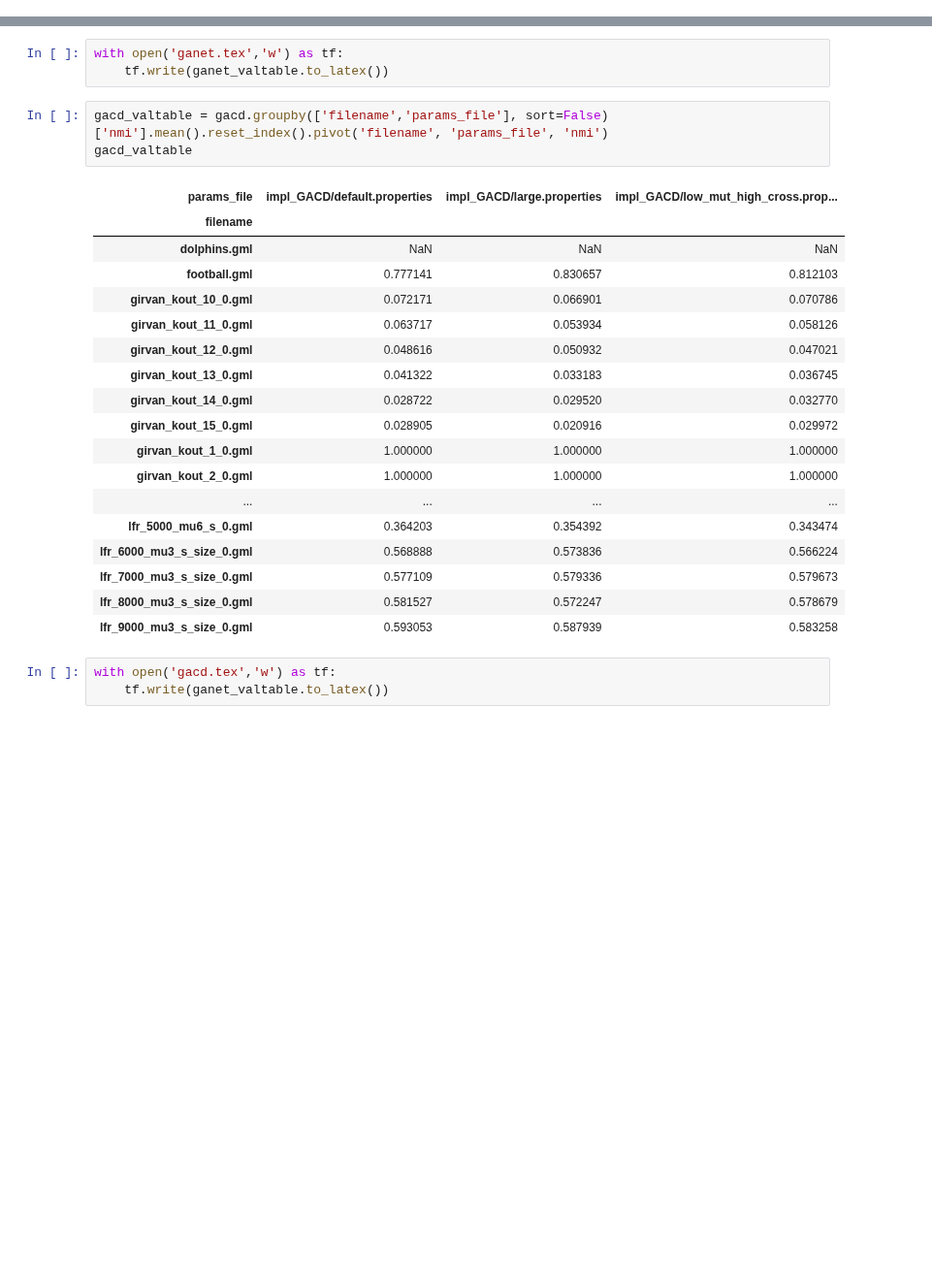
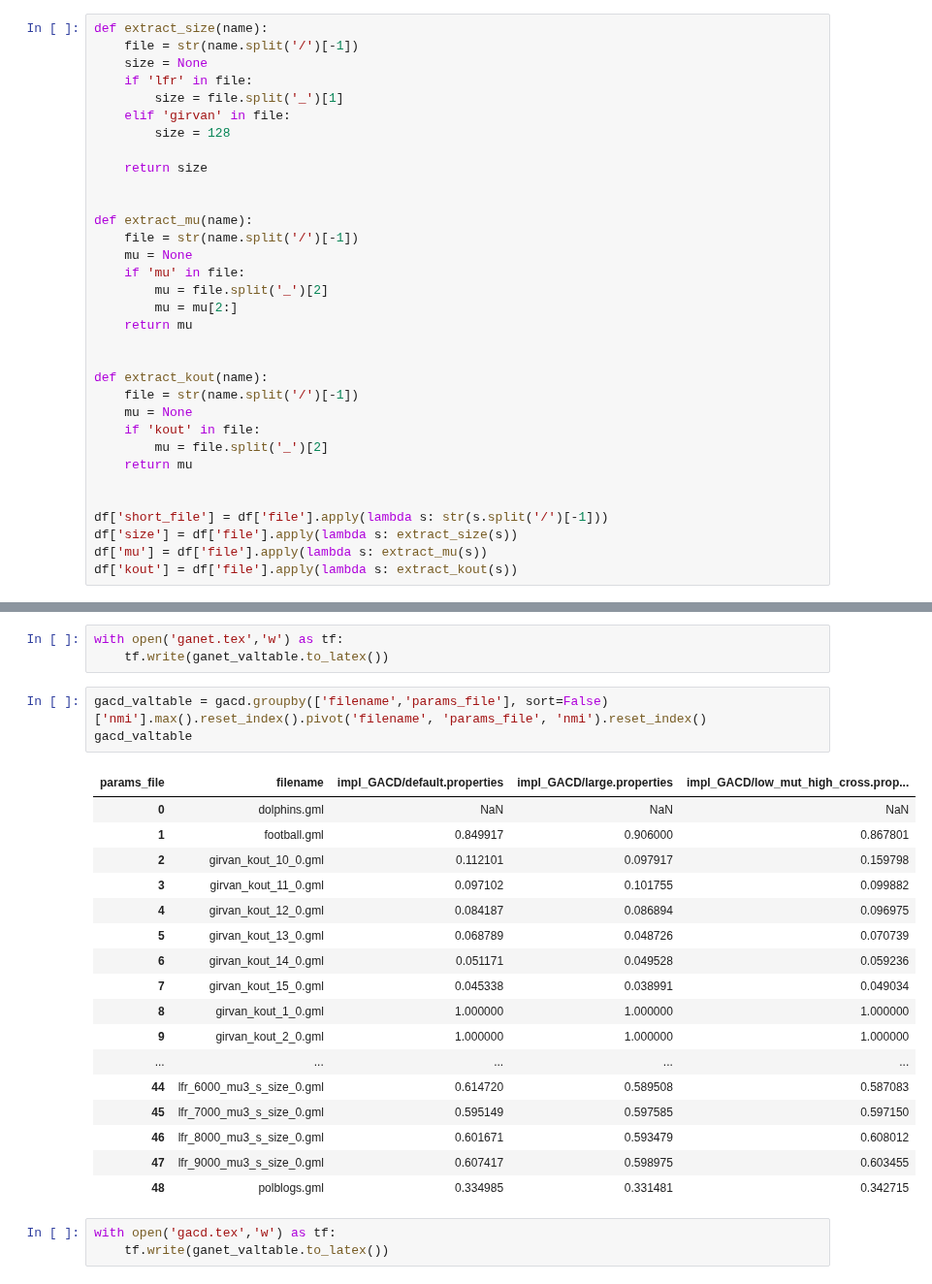
Before and after one commit to PrestonEn/alien-pineapple, a Jupyter notebook: ga_analysis.ipynb, the cells around one changed output, grey strips where cells are left out. Shown at 97% size. Drawn from its saved outputs; the diff is of its cells as text; blank space fills up the shorter version.

```diff
--- a/ga_analysis.ipynb
+++ b/ga_analysis.ipynb
@@ -97,6 +99,39 @@ def identifyConverge(vals):
 # %%
 df['converge_gen'] = df['best_scores'].apply(identifyConverge)
 df['gens'] = df['best_scores'].apply(len)
+# %%
+def extract_size(name):
+    file = str(name.split('/')[-1])
+    size = None
+    if 'lfr' in file:
+        size = file.split('_')[1]
+    elif 'girvan' in file:
+        size = 128
+
+    return size
+
+
+def extract_mu(name):
+    file = str(name.split('/')[-1])
+    mu = None
+    if 'mu' in file:
+        mu = file.split('_')[2]
+        mu = mu[2:]
+    return mu
+
+
+def extract_kout(name):
+    file = str(name.split('/')[-1])
+    mu = None
+    if 'kout' in file:
+        mu = file.split('_')[2]
+    return mu
+
+
+df['short_file'] = df['file'].apply(lambda s: str(s.split('/')[-1]))
+df['size'] = df['file'].apply(lambda s: extract_size(s))
+df['mu'] = df['file'].apply(lambda s: extract_mu(s))
+df['kout'] = df['file'].apply(lambda s: extract_kout(s))
 # %%
 gals = df.loc[lambda dd: dd['algo'] == 'gals']
 gacd = df.loc[lambda dd: dd['algo'] == 'gacd']
@@ -159,27 +193,26 @@ ganet_valtable
 with open('ganet.tex','w') as tf:
     tf.write(ganet_valtable.to_latex())
 # %%
-gacd_valtable = gacd.groupby(['filename','params_file'], sort=False)['nmi'].mean().reset_index().pivot('filename', 'params_file', 'nmi')
+gacd_valtable = gacd.groupby(['filename','params_file'], sort=False)['nmi'].max().reset_index().pivot('filename', 'params_file', 'nmi').reset_index()
 gacd_valtable
 # %% [output]
-| params_file | impl_GACD/default.properties | impl_GACD/large.properties | impl_GACD/low_mut_high_cross.prop... |
-| filename |  |  |  |
-| dolphins.gml | NaN | NaN | NaN |
-| football.gml | 0.777141 | 0.830657 | 0.812103 |
-| girvan_kout_10_0.gml | 0.072171 | 0.066901 | 0.070786 |
-| girvan_kout_11_0.gml | 0.063717 | 0.053934 | 0.058126 |
-| girvan_kout_12_0.gml | 0.048616 | 0.050932 | 0.047021 |
-| girvan_kout_13_0.gml | 0.041322 | 0.033183 | 0.036745 |
-| girvan_kout_14_0.gml | 0.028722 | 0.029520 | 0.032770 |
-| girvan_kout_15_0.gml | 0.028905 | 0.020916 | 0.029972 |
-| girvan_kout_1_0.gml | 1.000000 | 1.000000 | 1.000000 |
-| girvan_kout_2_0.gml | 1.000000 | 1.000000 | 1.000000 |
-| ... | ... | ... | ... |
-| lfr_5000_mu6_s_0.gml | 0.364203 | 0.354392 | 0.343474 |
-| lfr_6000_mu3_s_size_0.gml | 0.568888 | 0.573836 | 0.566224 |
-| lfr_7000_mu3_s_size_0.gml | 0.577109 | 0.579336 | 0.579673 |
-| lfr_8000_mu3_s_size_0.gml | 0.581527 | 0.572247 | 0.578679 |
-| lfr_9000_mu3_s_size_0.gml | 0.593053 | 0.587939 | 0.583258 |
+| params_file | filename | impl_GACD/default.properties | impl_GACD/large.properties | impl_GACD/low_mut_high_cross.prop... |
+| 0 | dolphins.gml | NaN | NaN | NaN |
+| 1 | football.gml | 0.849917 | 0.906000 | 0.867801 |
+| 2 | girvan_kout_10_0.gml | 0.112101 | 0.097917 | 0.159798 |
+| 3 | girvan_kout_11_0.gml | 0.097102 | 0.101755 | 0.099882 |
+| 4 | girvan_kout_12_0.gml | 0.084187 | 0.086894 | 0.096975 |
+| 5 | girvan_kout_13_0.gml | 0.068789 | 0.048726 | 0.070739 |
+| 6 | girvan_kout_14_0.gml | 0.051171 | 0.049528 | 0.059236 |
+| 7 | girvan_kout_15_0.gml | 0.045338 | 0.038991 | 0.049034 |
+| 8 | girvan_kout_1_0.gml | 1.000000 | 1.000000 | 1.000000 |
+| 9 | girvan_kout_2_0.gml | 1.000000 | 1.000000 | 1.000000 |
+| ... | ... | ... | ... | ... |
+| 44 | lfr_6000_mu3_s_size_0.gml | 0.614720 | 0.589508 | 0.587083 |
+| 45 | lfr_7000_mu3_s_size_0.gml | 0.595149 | 0.597585 | 0.597150 |
+| 46 | lfr_8000_mu3_s_size_0.gml | 0.601671 | 0.593479 | 0.608012 |
+| 47 | lfr_9000_mu3_s_size_0.gml | 0.607417 | 0.598975 | 0.603455 |
+| 48 | polblogs.gml | 0.334985 | 0.331481 | 0.342715 |
 # %%
 with open('gacd.tex','w') as tf:
     tf.write(ganet_valtable.to_latex())
```
Also changed, not shown: parts of 11 cells of this notebook, 27 other files.
